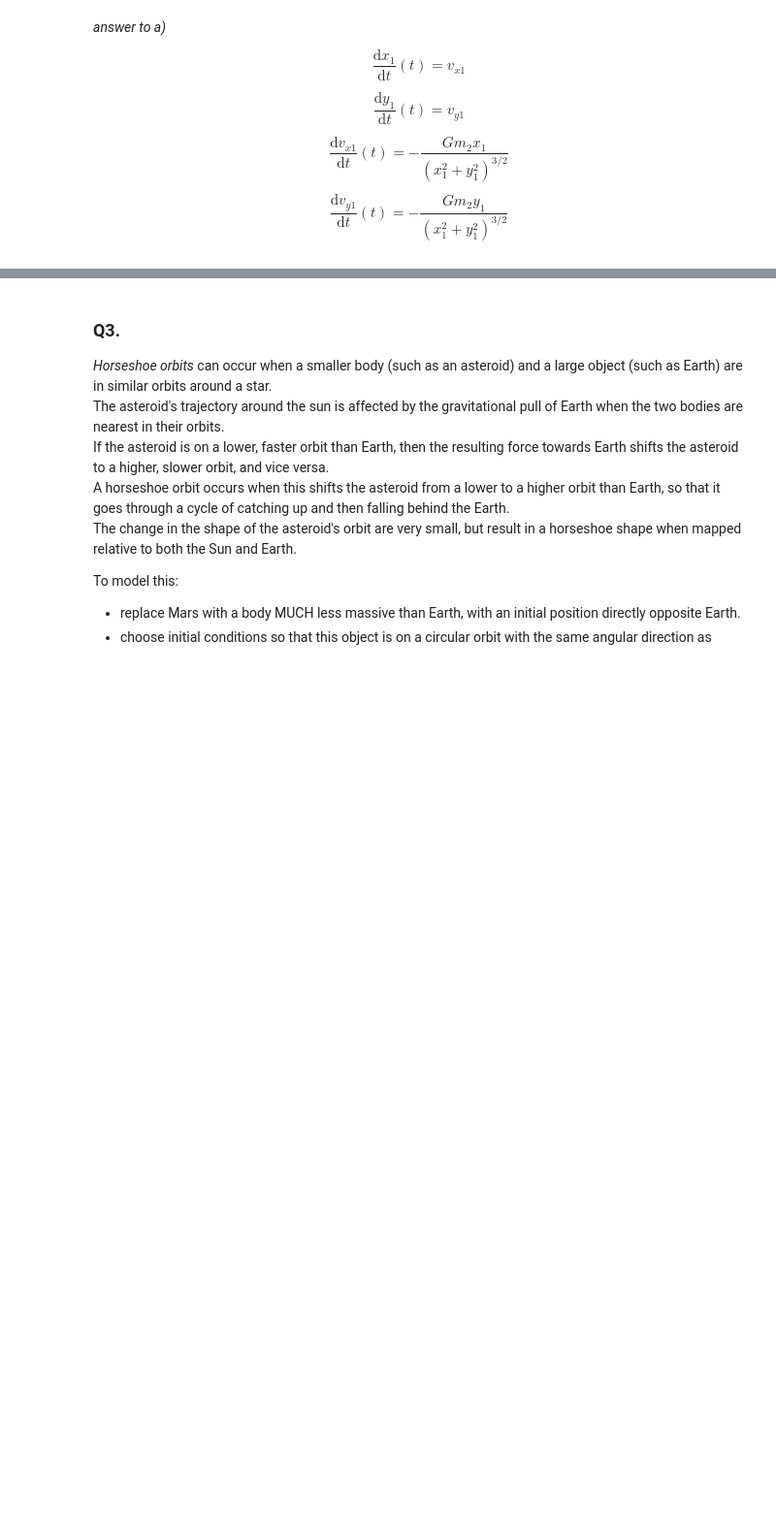
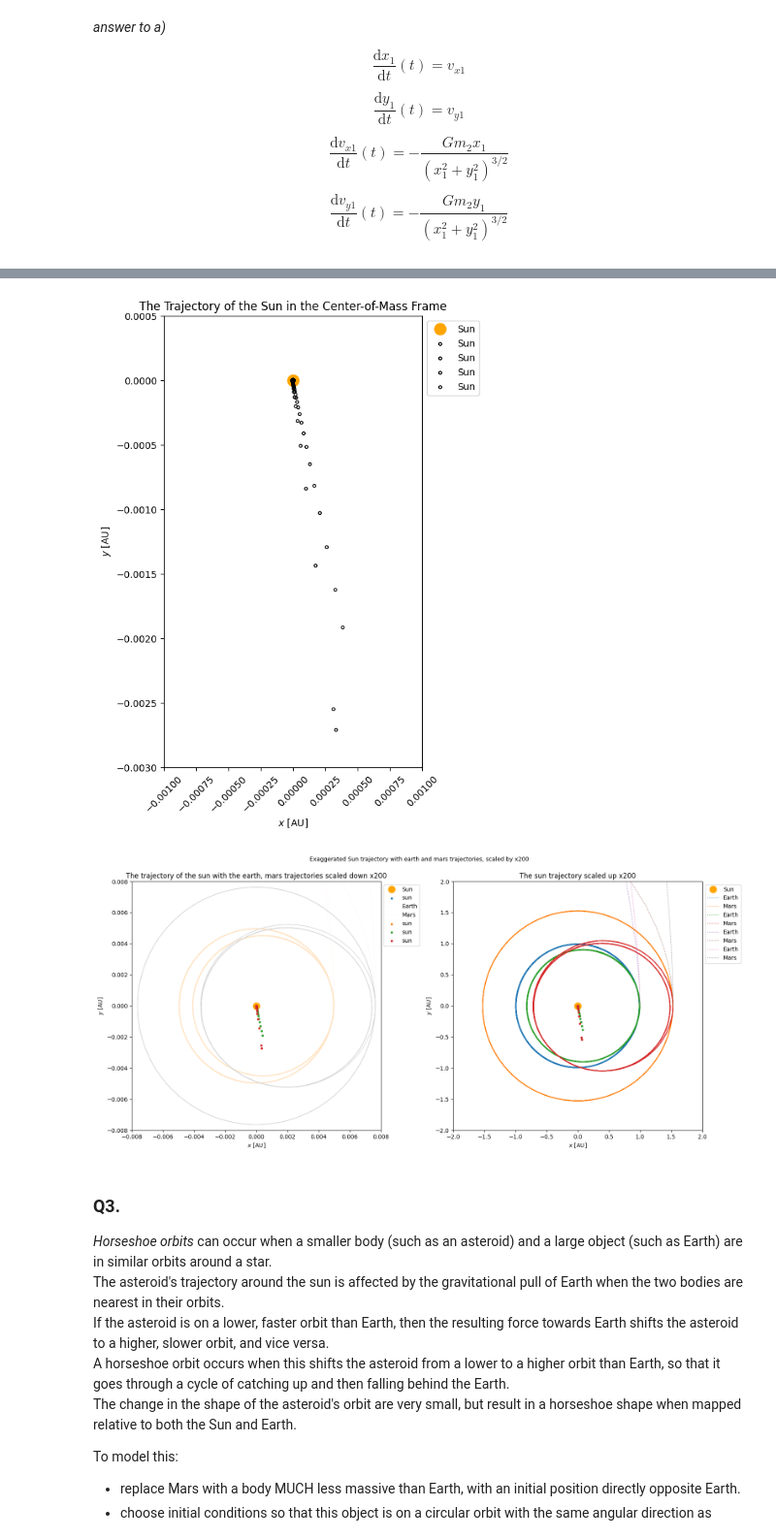
Before and after one commit to arir2001/mitchison_lab2, a Jupyter notebook: orbits/orbits_hw.ipynb, the cells around one changed output, grey strips where cells are left out. Shown: that part at 97% size. Saved outputs shown, nothing was run; the diff lists cells and outputs as text; code cells hidden in the pictures; blank space fills up the shorter version.

```diff
--- a/orbits/orbits_hw.ipynb
+++ b/orbits/orbits_hw.ipynb
@@ -173,3 +316,72 @@ three_body = solve_ivp(????)
+# %%
+fig, ax = plt.subplots(figsize=(8, 8))
+ax.set_aspect('equal')
+ax.plot(0, 0, 'o', ms=12, color='orange', zorder=0, label='Sun')  # plot the Sun at the origin
+
+#using the sun data from the same loop
+for idx, data in enumerate(otherdata):
+    earth_x, earth_y, mars_x, mars_y, sun_x, sun_y = data
+    ax.scatter(sun_x, sun_y, label='Sun', s=9,facecolors='none')  # Plot Sun's trajectory as a continuous line
+
+ax.set_xlim([-0.001, 0.001])
+ax.set_ylim([-0.003, 0.0005])
+
+ax.set_xlabel('$x$ [AU]')
+ax.set_ylabel('$y$ [AU]')
+plt.title('The Trajectory of the Sun in the Center-of-Mass Frame')
+
+ax.tick_params(axis='x', labelrotation=45)
+
+ax.legend(loc='upper left', bbox_to_anchor=(1, 1))
+plt.tight_layout()  # Adjusts the plot layout
+plt.show()
+
+
+""" Now we plot with the mars and earth data in the background -- by dividing by divisor, we can scale them together to explain the data."""
+
+fig, (ax1, ax2) = plt.subplots(1, 2, figsize=(16, 8))  # Create two side-by-side plots in the same figure
+fig.suptitle(f'Exaggerated Sun trajectory with earth and mars trajectories, scaled by x{divis}', fontsize=10, y=0.95)
+
+#first plot, scaled
+ax1.set_aspect('equal')
+ax1.plot(0, 0, 'o', ms=12, color='orange', zorder=0, label='Sun')
+for idx, data in enumerate(otherdata):
+    earth_x, earth_y, mars_x, mars_y, sun_x, sun_y = data
+    ax1.scatter(sun_x, sun_y, s=9, label = 'sun' )
+    label_if_first = lambda lbl: lbl if idx == 0 else None
+    ax1.plot(earth_x/divis, earth_y/divis, label=label_if_first('Earth'), color='bisque', linestyle=':', linewidth=0.2)
+    ax1.plot(mars_x/divis, mars_y/divis, label=label_if_first('Mars'), color='lightgrey', linestyle=':', linewidth=0.2)
+ax1.set_xlim([-0.008, 0.008])
+ax1.set_ylim([-0.008, 0.008])
+ax1.set_xlabel('$x$ [AU]')
+ax1.set_ylabel('$y$ [AU]')
+ax1.set_title(f'The trajectory of the sun with the earth, mars trajectories scaled down x{divis}')
+
+ax1.legend(loc='upper left', bbox_to_anchor=(1, 1))
+
+
+# Second plot not scaled
+ax2.set_aspect('equal')
+ax2.plot(0, 0, 'o', ms=12, color='orange', zorder=0, label='Sun')
+for idx, data in enumerate(otherdata):
+    earth_x, earth_y, mars_x, mars_y, sun_x, sun_y = data
+    ax2.scatter(sun_x*divis, sun_y*divis, s=9)
+    ax2.plot(earth_x, earth_y, label=('Earth'), linestyle=':', linewidth=1)
+    ax2.plot(mars_x, mars_y, label='Mars', linestyle=':', linewidth=1)
+ax2.set_xlim([-2.0, 2.0])
+ax2.set_ylim([-2.0, 2.0])
+
+ax2.set_xlabel('$x$ [AU]')
+ax2.set_ylabel('$y$ [AU]')
+ax2.set_title(f'The sun trajectory scaled up x{divis}')
+
+ax2.legend(loc='upper left', bbox_to_anchor=(1, 1))
+
+plt.tight_layout()
+plt.show()
+# %% [output]
+[figure, added]
+[figure, added]
 # %% [markdown]
 ### Q3.
 _Horseshoe orbits_ can occur when a smaller body (such as an asteroid) and a large object (such as Earth) are in similar orbits around a star.
```
Also changed, not shown: parts of 18 cells of this notebook.
